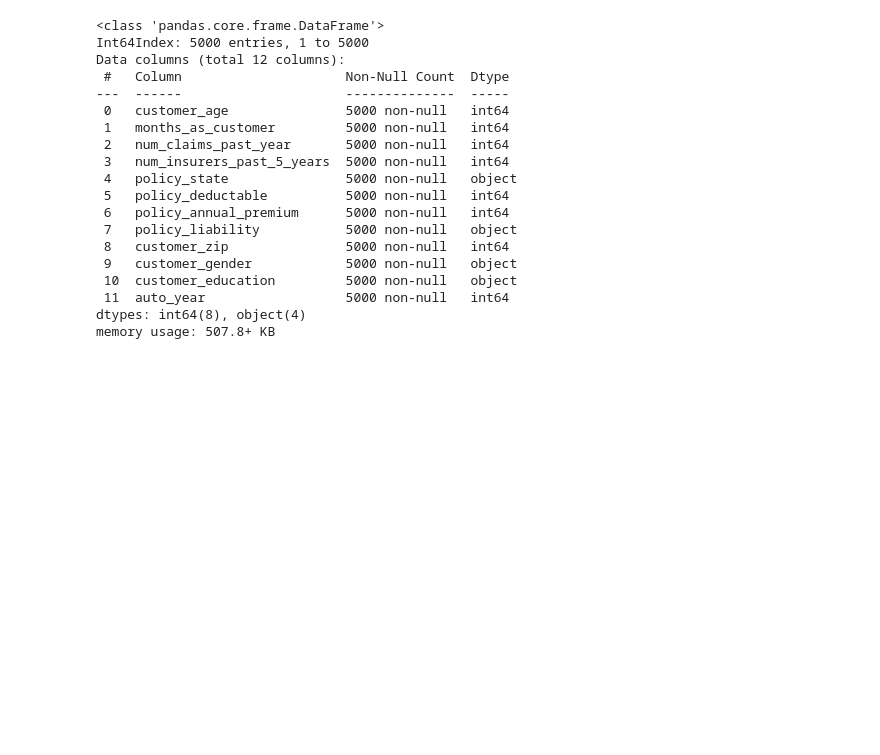
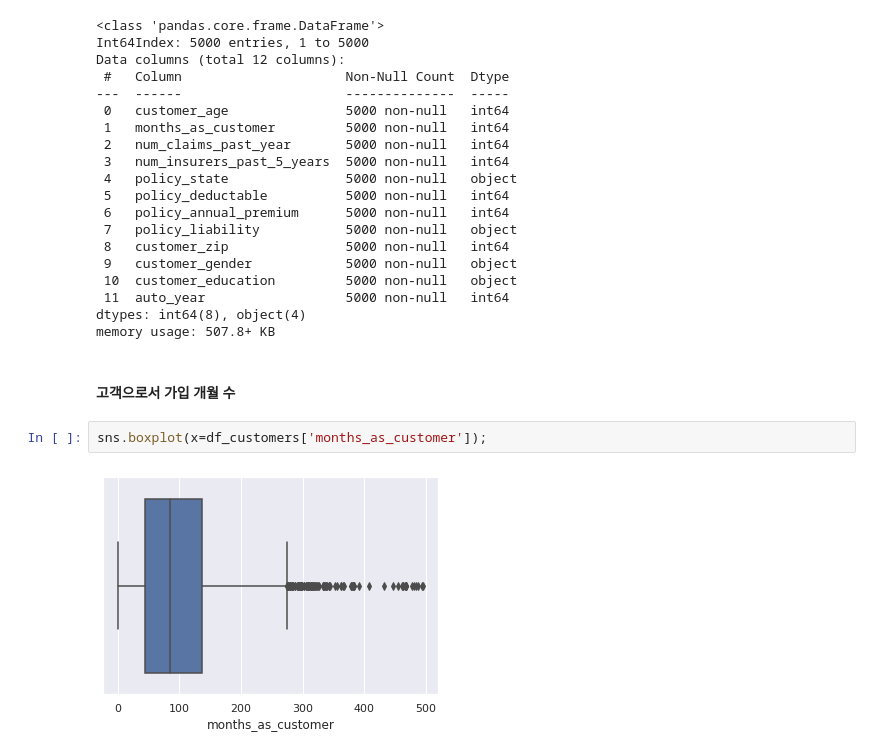
Before and after one commit to gonsoomoon-ml/SageMaker-Pipelines-Step-By-Step, a Jupyter notebook: scratch/1.1.Explore-Dataset.ipynb, the cells around one changed output. Drawn from its saved outputs; the diff is of its cells as text; blank space fills up the shorter version.

```diff
--- a/scratch/1.1.Explore-Dataset.ipynb
+++ b/scratch/1.1.Explore-Dataset.ipynb
@@ -109,3 +134,9 @@ Data columns (total 12 columns):
  11  auto_year                  5000 non-null   int64
 dtypes: int64(8), object(4)
 memory usage: 507.8+ KB
+# %% [markdown]
+#### 고객으로서 가입 개월 수
+# %%
+sns.boxplot(x=df_customers['months_as_customer']);
+# %% [output]
+[figure, added]
```
Also changed, not shown: parts of 24 cells of this notebook.
